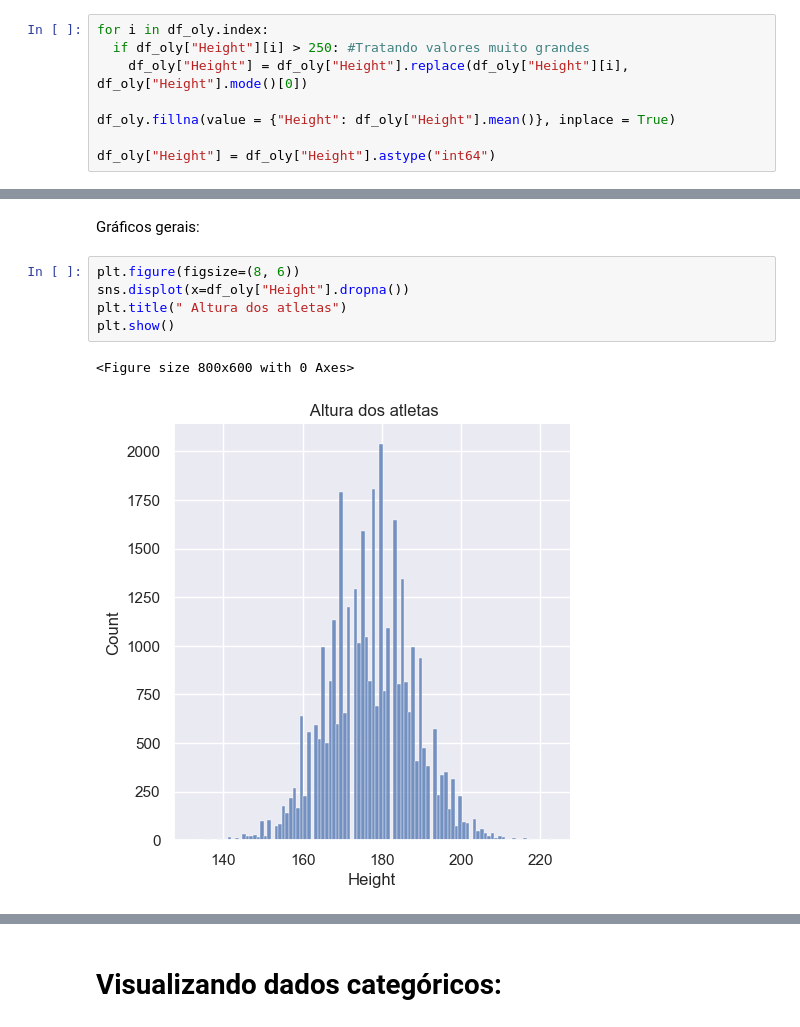
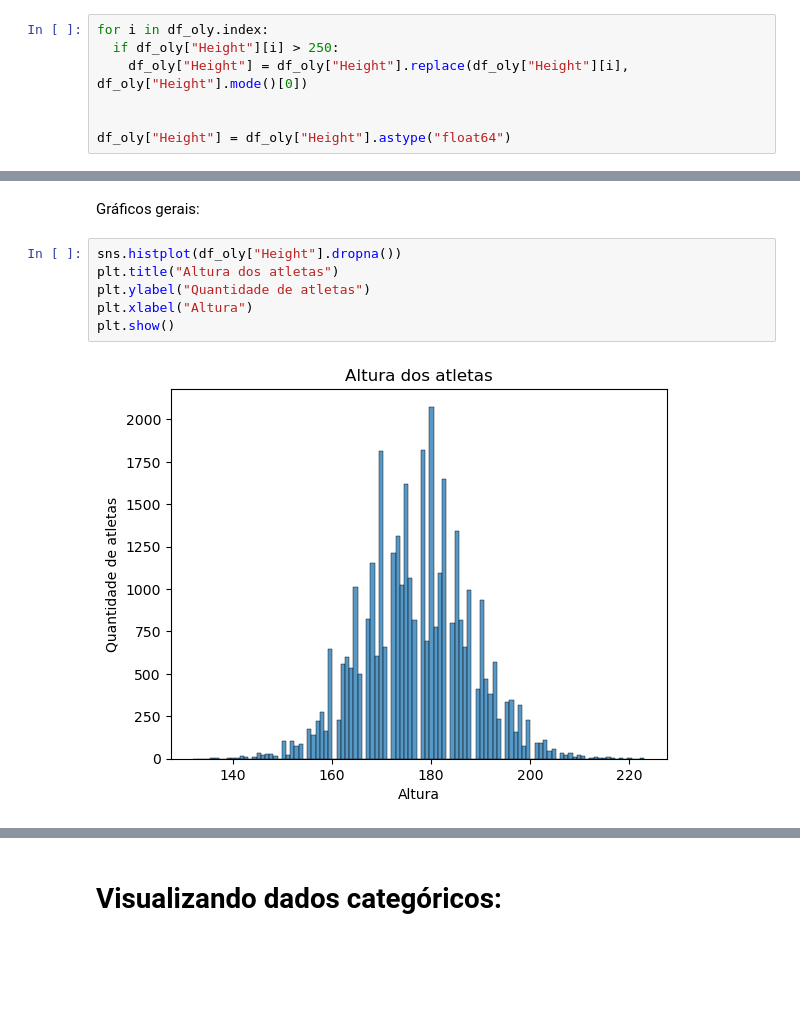
Before and after one commit to dnlfrozi/Projetinho-de-Limpeza, a Jupyter notebook: análise.ipynb, the cells around one changed output, grey strips where cells are left out. Cells and saved outputs as stored; diff of their text form; blank space fills up the shorter version.

```diff
--- a/análise.ipynb
+++ b/análise.ipynb
@@ -136,9 +136,8 @@ df_oly.describe().T
 Usando query para limpar as colunas de Height e Year:
 # %%
 for i in df_oly.index:
-  if df_oly["Height"][i] > 250: #Tratando valores muito grandes
+  if df_oly["Height"][i] > 250:
     df_oly["Height"] = df_oly["Height"].replace(df_oly["Height"][i], df_oly["Height"].mode()[0])
 
-df_oly.fillna(value = {"Height": df_oly["Height"].mean()}, inplace = True)
 
-df_oly["Height"] = df_oly["Height"].astype("int64")
+df_oly["Height"] = df_oly["Height"].astype("float64")
@@ -196,13 +168,13 @@ plt.show()
 # %% [markdown]
 Gráficos gerais:
 # %%
-plt.figure(figsize=(8, 6))
-sns.displot(x=df_oly["Height"].dropna())
-plt.title(" Altura dos atletas")
+sns.histplot(df_oly["Height"].dropna())
+plt.title("Altura dos atletas")
+plt.ylabel("Quantidade de atletas")
+plt.xlabel("Altura")
 plt.show()
 # %% [output]
-<Figure size 800x600 with 0 Axes>
-[figure, old version]
+[figure, new version]
 # %%
 sns.histplot(df_oly["Year"].dropna())
 plt.title("Anos das olimpíadas")
```
Also changed, not shown: parts of 7 cells of this notebook.
